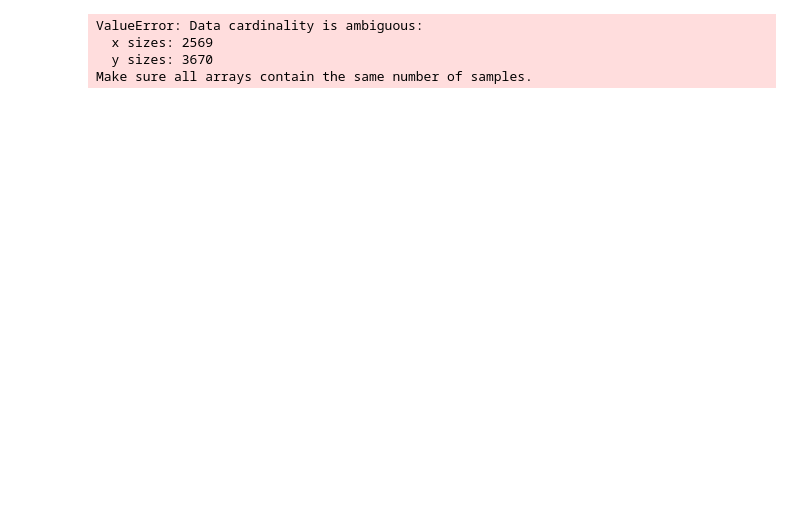
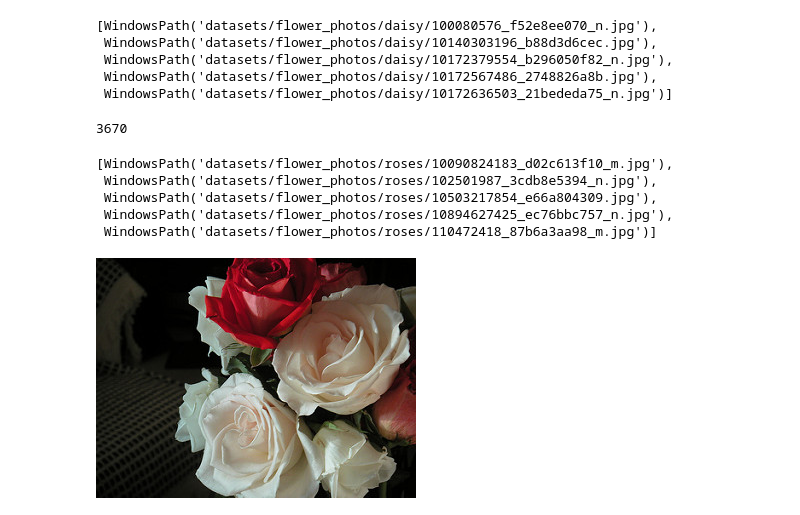
Before and after one commit to ukiyoeh/Flower-Classification, a Jupyter notebook: code/FlowerClassification.ipynb, the cells around one changed output. Saved outputs shown, nothing was run; the diff lists cells and outputs as text; code cells hidden in the pictures; blank space fills up the shorter version.

Commit message:
final commmit cleared the error

```diff
--- a/code/FlowerClassification.ipynb
+++ b/code/FlowerClassification.ipynb
@@ -11,3 +14,5 @@ from keras import layers, Sequential
 # %%
 dataset_url = "https://storage.googleapis.com/download.tensorflow.org/example_images/flower_photos.tgz"
-data_dir = keras.utils.get_file('flower_photos', origin=dataset_url,cache_dir=r'C:\DeepLearning\Flower-Classification', untar=True)
+data_dir = tf.keras.utils.get_file('flower_photos', origin=dataset_url,  cache_dir='.', untar=True)
+# cache_dir indicates where to download data. I specified . which means current directory
+# untar true will unzip it
@@ -107,25 +32,26 @@ X_test_scaled = X_test/255
-# %%
-num_classes = 5
-
-model = Sequential([
-  layers.Conv2D(16, 3, padding='same', activation='relu'),
-  layers.MaxPooling2D(),
-  layers.Conv2D(32, 3, padding='same', activation='relu'),
-  layers.MaxPooling2D(),
-  layers.Conv2D(64, 3, padding='same', activation='relu'),
-  layers.MaxPooling2D(),
-  layers.Flatten(),
-  layers.Dense(128, activation='relu'),
-  layers.Dense(num_classes)
-])
-
-model.compile(optimizer='adam',
-              loss=tf.keras.losses.SparseCategoricalCrossentropy(from_logits=True),
-              metrics=['accuracy'])
-
-model.fit(np.array(X_train_scaled), np.array(y), verbose=0, epochs=10)
-# %% [output]
-ValueError: Data cardinality is ambiguous:
-  x sizes: 2569
-  y sizes: 3670
-Make sure all arrays contain the same number of samples.
+# %%
+list(data_dir.glob('*/*.jpg'))[:5]
+# %% [output]
+[WindowsPath('datasets/flower_photos/daisy/100080576_f52e8ee070_n.jpg'),
+ WindowsPath('datasets/flower_photos/daisy/10140303196_b88d3d6cec.jpg'),
+ WindowsPath('datasets/flower_photos/daisy/10172379554_b296050f82_n.jpg'),
+ WindowsPath('datasets/flower_photos/daisy/10172567486_2748826a8b.jpg'),
+ WindowsPath('datasets/flower_photos/daisy/10172636503_21bededa75_n.jpg')]
+# %%
+image_count = len(list(data_dir.glob('*/*.jpg')))
+print(image_count)
+# %% [output]
+3670
+# %%
+roses = list(data_dir.glob('roses/*'))
+roses[:5]
+# %% [output]
+[WindowsPath('datasets/flower_photos/roses/10090824183_d02c613f10_m.jpg'),
+ WindowsPath('datasets/flower_photos/roses/102501987_3cdb8e5394_n.jpg'),
+ WindowsPath('datasets/flower_photos/roses/10503217854_e66a804309.jpg'),
+ WindowsPath('datasets/flower_photos/roses/10894627425_ec76bbc757_n.jpg'),
+ WindowsPath('datasets/flower_photos/roses/110472418_87b6a3aa98_m.jpg')]
+# %%
+PIL.Image.open(str(roses[1]))
+# %% [output]
+[figure, added]
```
Also changed, not shown: parts of 39 cells of this notebook.
